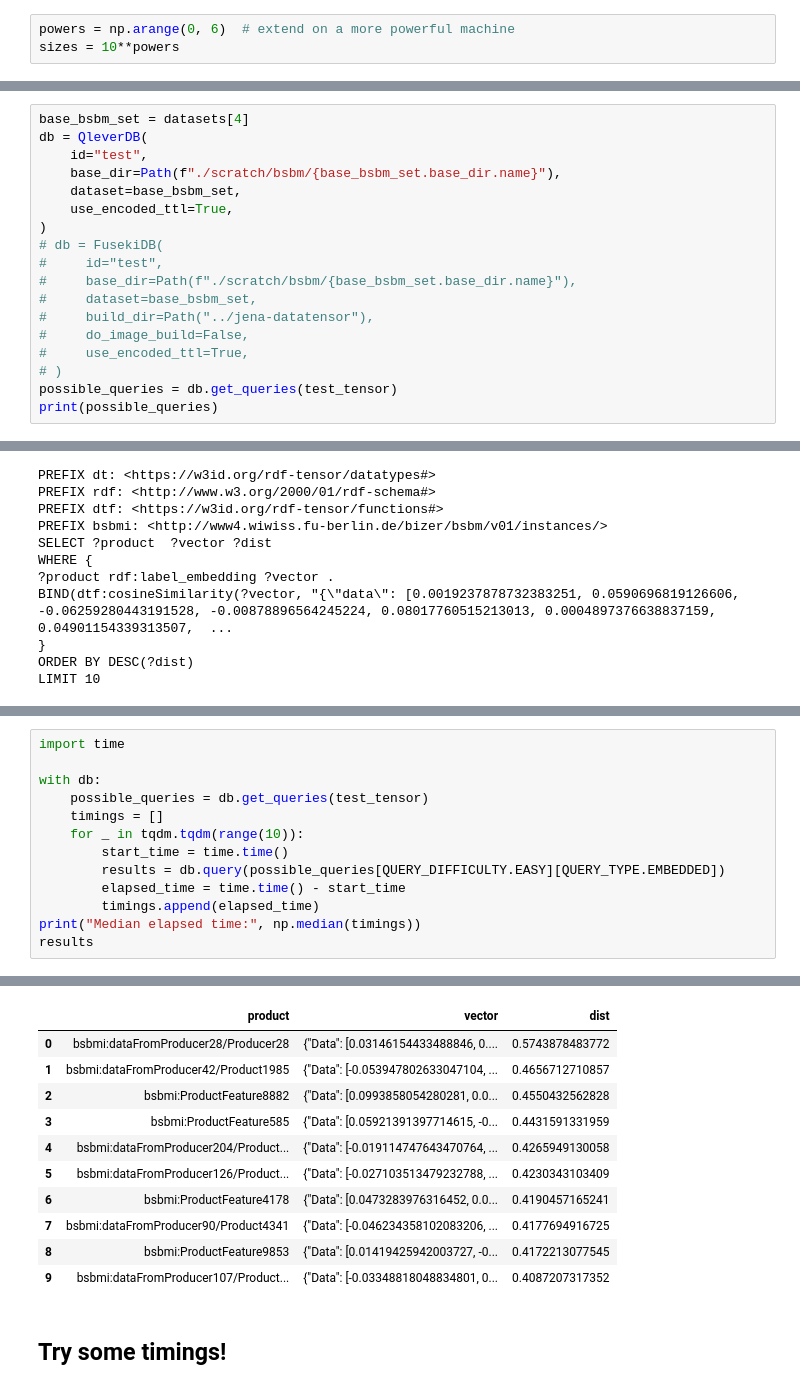
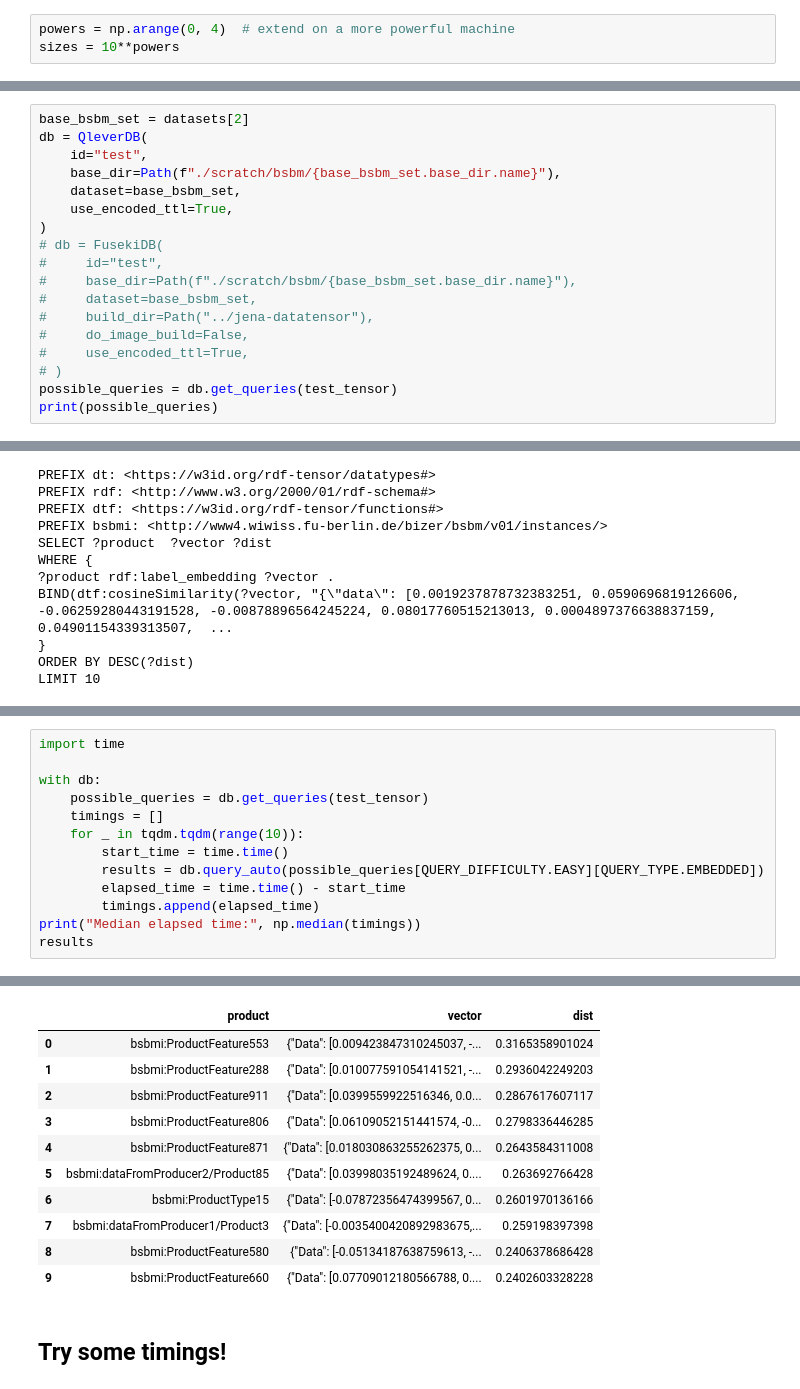
Before and after one commit to Dakantz/Dense-KG-Vector-DB, a Jupyter notebook: benchmarks/run_bdsdm_timings.ipynb, the cells around one changed output, grey strips where cells are left out. Cells and saved outputs as stored; diff of their text form.

```diff
--- a/benchmarks/run_bdsdm_timings.ipynb
+++ b/benchmarks/run_bdsdm_timings.ipynb
@@ -26,5 +20,5 @@ ModuleNotFoundError("No module named 'faiss.swigfaiss_avx2'")
 # %%
-powers = np.arange(0, 6)  # extend on a more powerful machine
+powers = np.arange(0, 4)  # extend on a more powerful machine
 sizes = 10**powers
 # %%
 datasets: dict[int, BerlinSparqlBenchmark] = {}
@@ -231,7 +109,7 @@ test_tensor.to_literal().n3()
 # %% [output]
 '"{\\"data\\": [0.0019237878732383251, 0.0590696819126606, -0.06259280443191528, -0.00878896564245224, 0.08017760515213013, 0.0004897376638837159, 0.04901154339313507, -0.016156308352947235, -0.045378 ...
 # %%
-base_bsbm_set = datasets[4]
+base_bsbm_set = datasets[2]
 db = QleverDB(
     id="test",
     base_dir=Path(f"./scratch/bsbm/{base_bsbm_set.base_dir.name}"),
@@ -311,7 +190,7 @@ with db:
     timings = []
     for _ in tqdm.tqdm(range(10)):
         start_time = time.time()
-        results = db.query(possible_queries[QUERY_DIFFICULTY.EASY][QUERY_TYPE.EMBEDDED])
+        results = db.query_auto(possible_queries[QUERY_DIFFICULTY.EASY][QUERY_TYPE.EMBEDDED])
         elapsed_time = time.time() - start_time
         timings.append(elapsed_time)
 print("Median elapsed time:", np.median(timings))
@@ -329,14 +208,14 @@ Median elapsed time: 0.0067549943923950195
 |  | product | vector | dist |
-| 0 | bsbmi:dataFromProducer28/Producer28 | {"Data": [0.03146154433488846, 0.... | 0.5743878483772 |
-| 1 | bsbmi:dataFromProducer42/Product1985 | {"Data": [-0.053947802633047104, ... | 0.4656712710857 |
-| 2 | bsbmi:ProductFeature8882 | {"Data": [0.0993858054280281, 0.0... | 0.4550432562828 |
-| 3 | bsbmi:ProductFeature585 | {"Data": [0.05921391397714615, -0... | 0.4431591331959 |
-| 4 | bsbmi:dataFromProducer204/Product... | {"Data": [-0.019114747643470764, ... | 0.4265949130058 |
-| 5 | bsbmi:dataFromProducer126/Product... | {"Data": [-0.027103513479232788, ... | 0.4230343103409 |
-| 6 | bsbmi:ProductFeature4178 | {"Data": [0.0473283976316452, 0.0... | 0.4190457165241 |
-| 7 | bsbmi:dataFromProducer90/Product4341 | {"Data": [-0.046234358102083206, ... | 0.4177694916725 |
-| 8 | bsbmi:ProductFeature9853 | {"Data": [0.01419425942003727, -0... | 0.4172213077545 |
-| 9 | bsbmi:dataFromProducer107/Product... | {"Data": [-0.03348818048834801, 0... | 0.4087207317352 |
+| 0 | bsbmi:ProductFeature553 | {"Data": [0.009423847310245037, -... | 0.3165358901024 |
+| 1 | bsbmi:ProductFeature288 | {"Data": [0.010077591054141521, -... | 0.2936042249203 |
+| 2 | bsbmi:ProductFeature911 | {"Data": [0.0399559922516346, 0.0... | 0.2867617607117 |
+| 3 | bsbmi:ProductFeature806 | {"Data": [0.06109052151441574, -0... | 0.2798336446285 |
+| 4 | bsbmi:ProductFeature871 | {"Data": [0.018030863255262375, 0... | 0.2643584311008 |
+| 5 | bsbmi:dataFromProducer2/Product85 | {"Data": [0.03998035192489624, 0.... | 0.263692766428 |
+| 6 | bsbmi:ProductType15 | {"Data": [-0.07872356474399567, 0... | 0.2601970136166 |
+| 7 | bsbmi:dataFromProducer1/Product3 | {"Data": [-0.0035400420892983675,... | 0.259198397398 |
+| 8 | bsbmi:ProductFeature580 | {"Data": [-0.05134187638759613, -... | 0.2406378686428 |
+| 9 | bsbmi:ProductFeature660 | {"Data": [0.07709012180566788, 0.... | 0.2402603328228 |
 # %% [markdown]
 ## Try some timings!
 # %%
```
Also changed, not shown: parts of 10 cells of this notebook, 13 other files.
